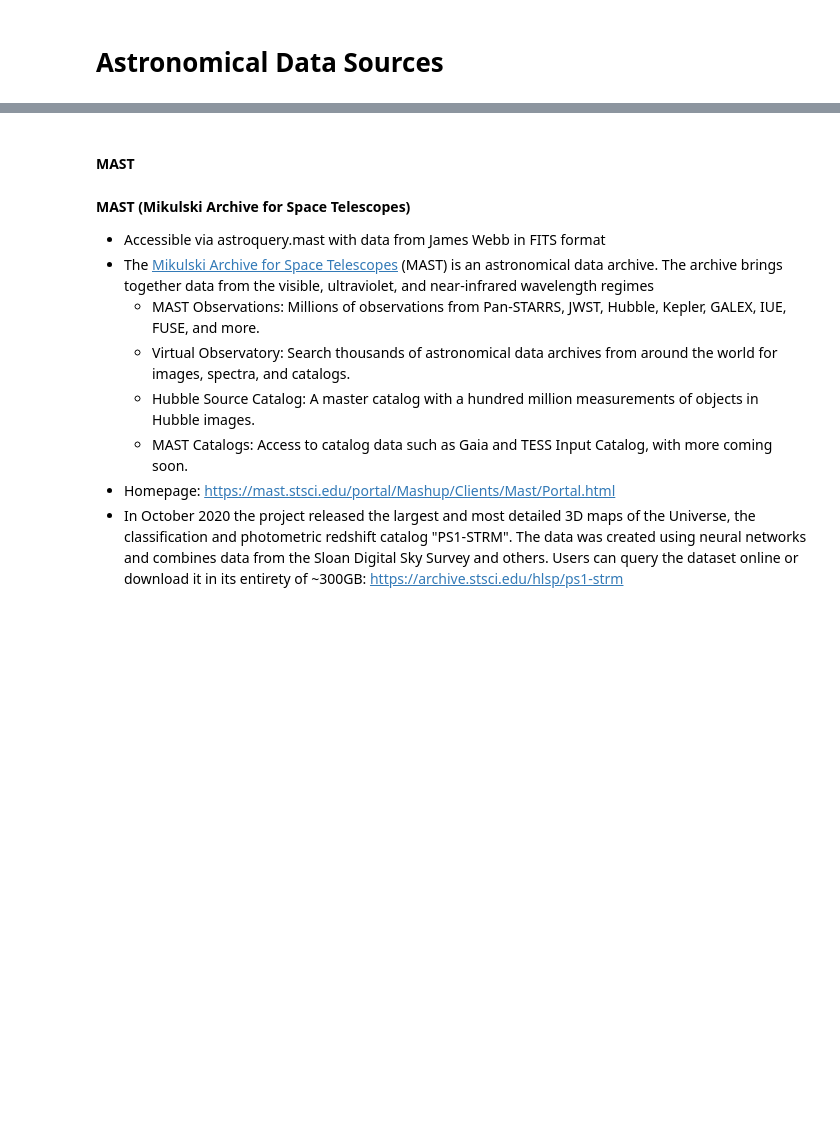
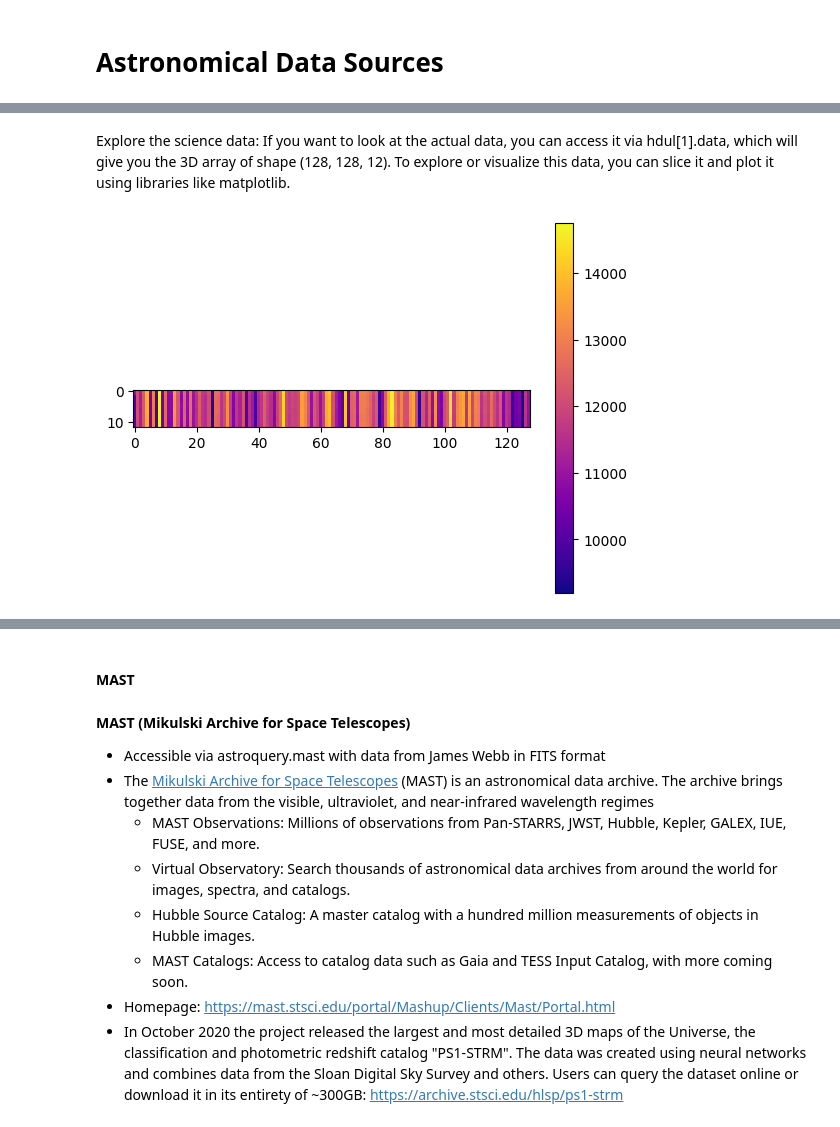
Before and after one commit to deltorobarba/astrophysics, a Jupyter notebook: sources.ipynb, the cells around one changed output, grey strips where cells are left out. Drawn from its saved outputs; the diff is of its cells as text; code cells hidden in the pictures; blank space fills up the shorter version.

```diff
--- a/sources.ipynb
+++ b/sources.ipynb
@@ -6,0 +200,11 @@
+# %%
+# Inspect data
+
+from astropy.io import fits
+
+# Load the FITS file
+file_path = './mastDownload/JWST/jw01529004001_02101_00001_mirimage/jw01529004001_gs-acq1_2022191064946_stream.fits'
+hdul = fits.open(file_path)
+
+# Inspect the structure of the FITS file (HDU List)
+hdul.info()
@@ -6,0 +289,11 @@
+# %% [markdown]
+Explore the science data: If you want to look at the actual data, you can access it via hdul[1].data, which will give you the 3D array of shape (128, 128, 12). To explore or visualize this data, you can slice it and plot it using libraries like matplotlib.
+# %%
+import matplotlib.pyplot as plt
+
+# Plot the first image slice (for the first layer in the 3rd dimension)
+plt.imshow(hdul[1].data[:, :, 0], cmap='plasma')
+plt.colorbar()
+plt.show()
+# %% [output]
+[figure, added]
```
Also changed, not shown: parts of 84 cells of this notebook.
